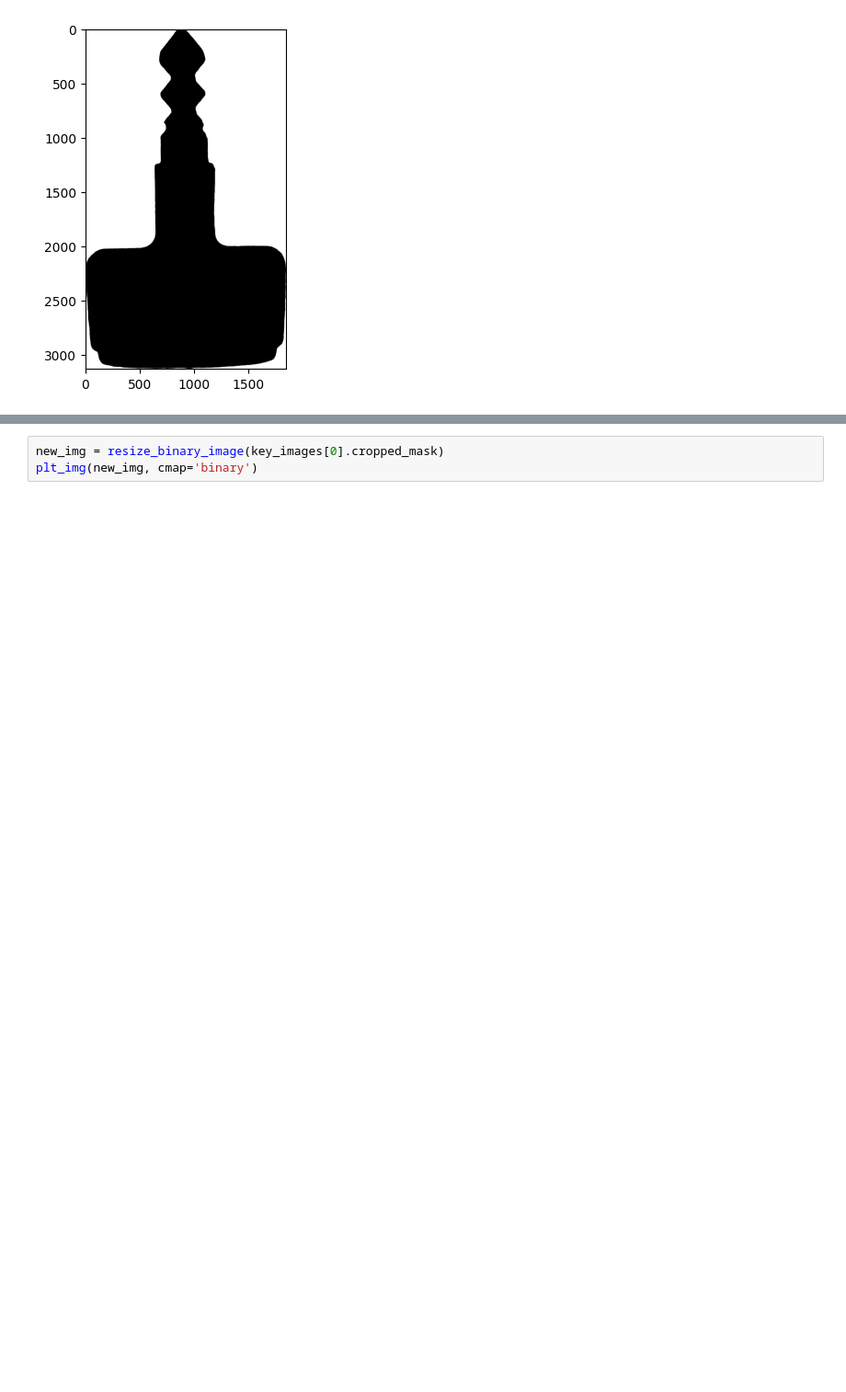
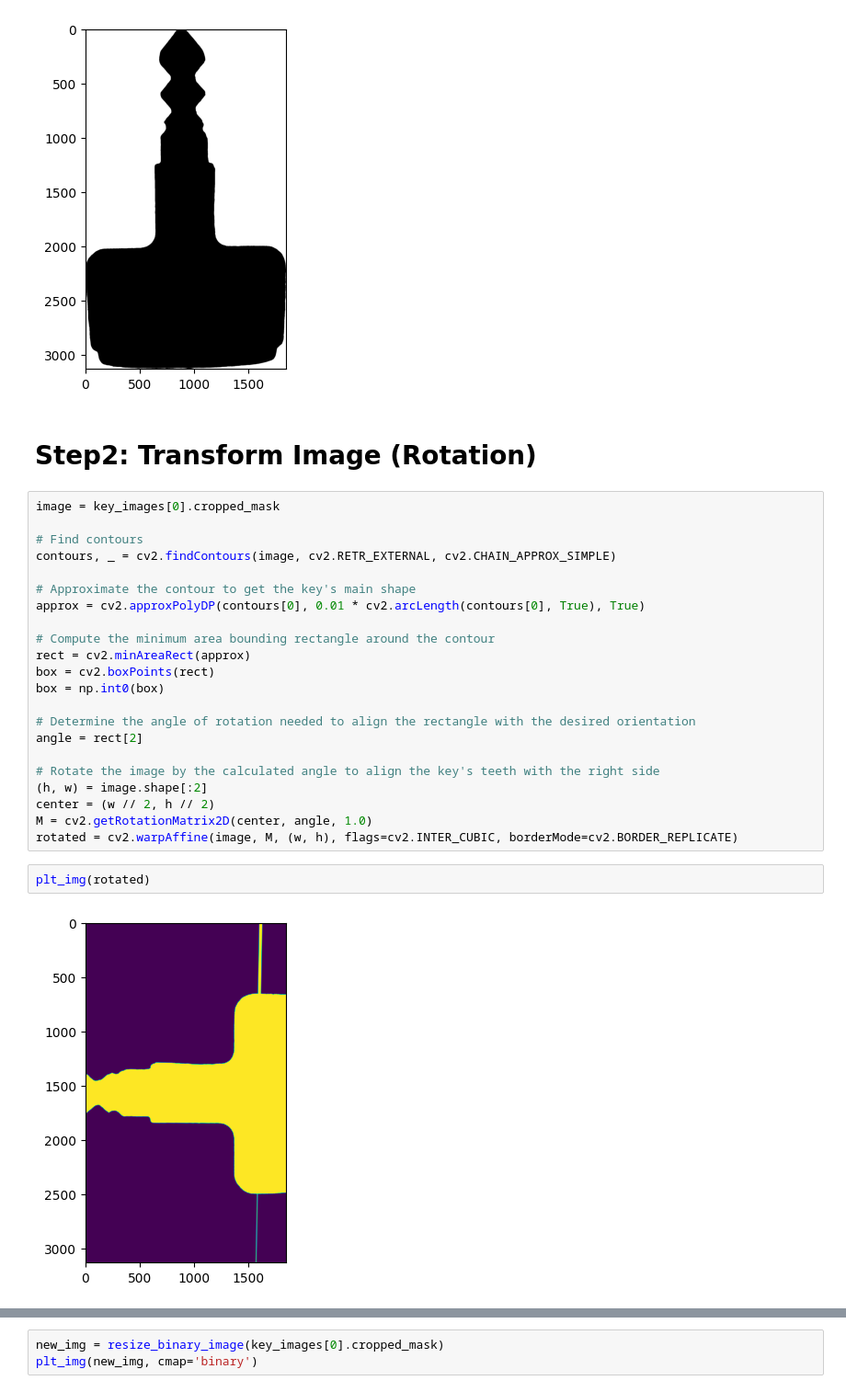
Before and after one commit to syedfaiqueali/Kaggle-Notebooks, a Jupyter notebook: key-extraction.ipynb, the cells around one changed output, grey strips where cells are left out. Shown at 92% size. Drawn from its saved outputs; the diff is of its cells as text; blank space fills up the shorter version.

```diff
--- a/key-extraction.ipynb
+++ b/key-extraction.ipynb
@@ -171,4 +171,32 @@ plt_img(key_images[0].mask_img, cmap='binary')
 plt_img(key_images[0].cropped_mask, cmap='binary')
 # %% [output]
 [figure]
+# %% [markdown]
+# Step2: Transform Image (Rotation)
+# %%
+image = key_images[0].cropped_mask
+
+# Find contours
+contours, _ = cv2.findContours(image, cv2.RETR_EXTERNAL, cv2.CHAIN_APPROX_SIMPLE)
+
+# Approximate the contour to get the key's main shape
+approx = cv2.approxPolyDP(contours[0], 0.01 * cv2.arcLength(contours[0], True), True)
+
+# Compute the minimum area bounding rectangle around the contour
+rect = cv2.minAreaRect(approx)
+box = cv2.boxPoints(rect)
+box = np.int0(box)
+
+# Determine the angle of rotation needed to align the rectangle with the desired orientation
+angle = rect[2]
+
+# Rotate the image by the calculated angle to align the key's teeth with the right side
+(h, w) = image.shape[:2]
+center = (w // 2, h // 2)
+M = cv2.getRotationMatrix2D(center, angle, 1.0)
+rotated = cv2.warpAffine(image, M, (w, h), flags=cv2.INTER_CUBIC, borderMode=cv2.BORDER_REPLICATE)
+# %%
+plt_img(rotated)
+# %% [output]
+[figure, added]
 # %% [markdown]
```
Also changed, not shown: parts of 1 cell of this notebook.
